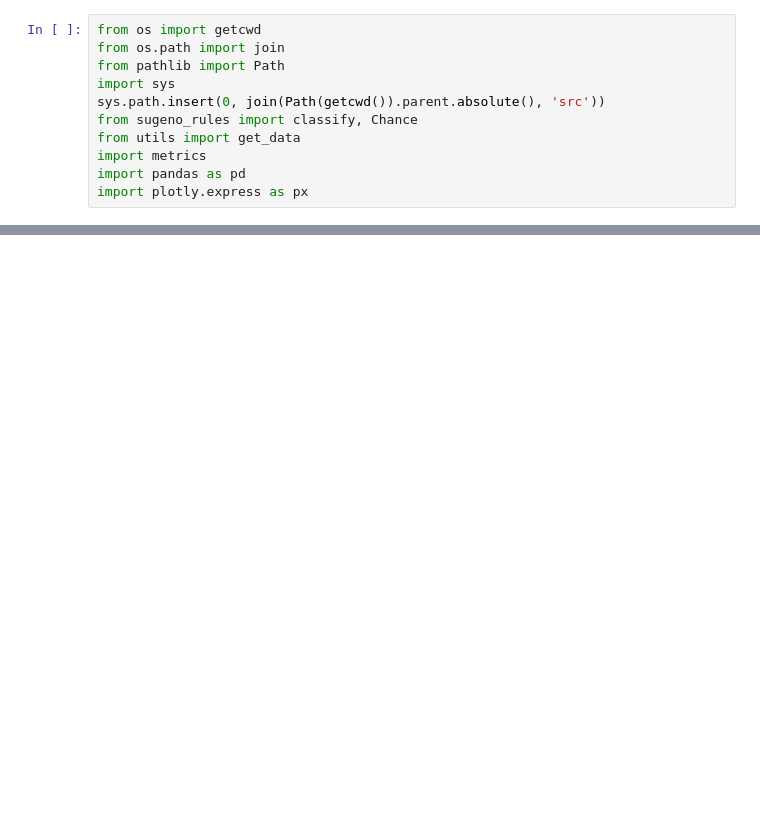
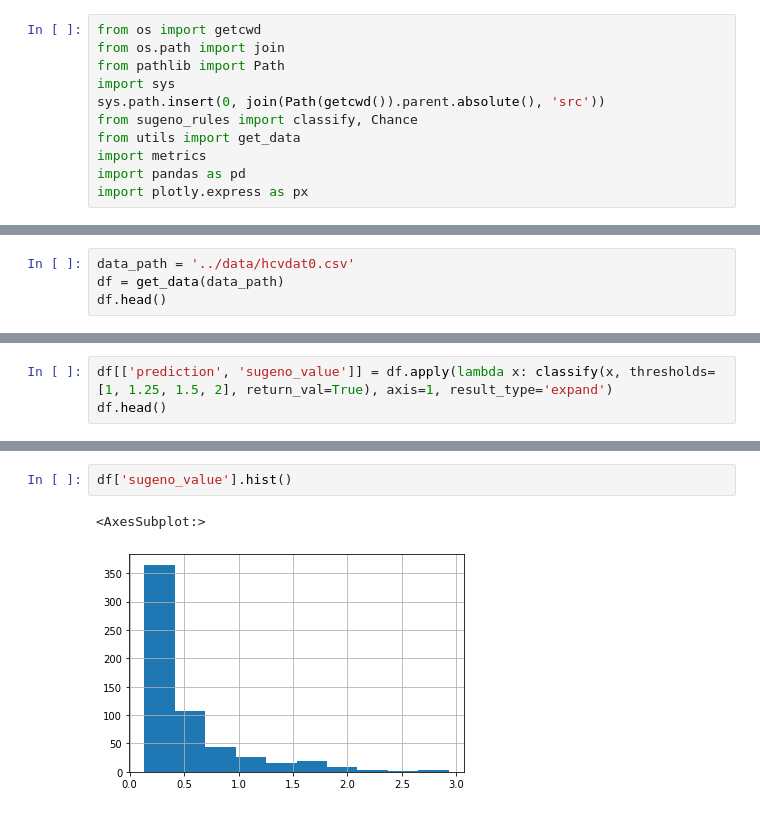
Before and after one commit to sates298/HCV-fuzzy-classifier, a Jupyter notebook: notebooks/sugeno.ipynb, the cells around one changed output, grey strips where cells are left out. Saved outputs shown, nothing was run; the diff lists cells and outputs as text; blank space fills up the shorter version.

```diff
--- a/notebooks/sugeno.ipynb
+++ b/notebooks/sugeno.ipynb
@@ -50,0 +62,4 @@ fig.show()
+# %%
+data_path = '../data/hcvdat0.csv'
+df = get_data(data_path)
+df.head()
@@ -50,0 +73,3 @@ fig.show()
+# %%
+df[['prediction', 'sugeno_value']] = df.apply(lambda x: classify(x, thresholds=[1, 1.25, 1.5, 2], return_val=True), axis=1, result_type='expand')
+df.head()
@@ -50,0 +96,5 @@ fig.show()
+# %%
+df['sugeno_value'].hist()
+# %% [output]
+<AxesSubplot:>
+[figure, added]
```
Also changed, not shown: parts of 13 cells of this notebook, 11 other files.
